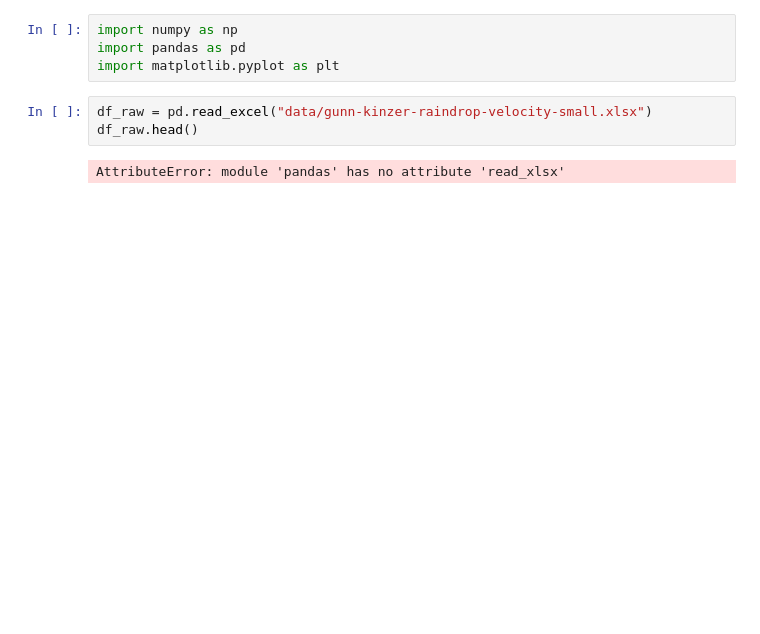
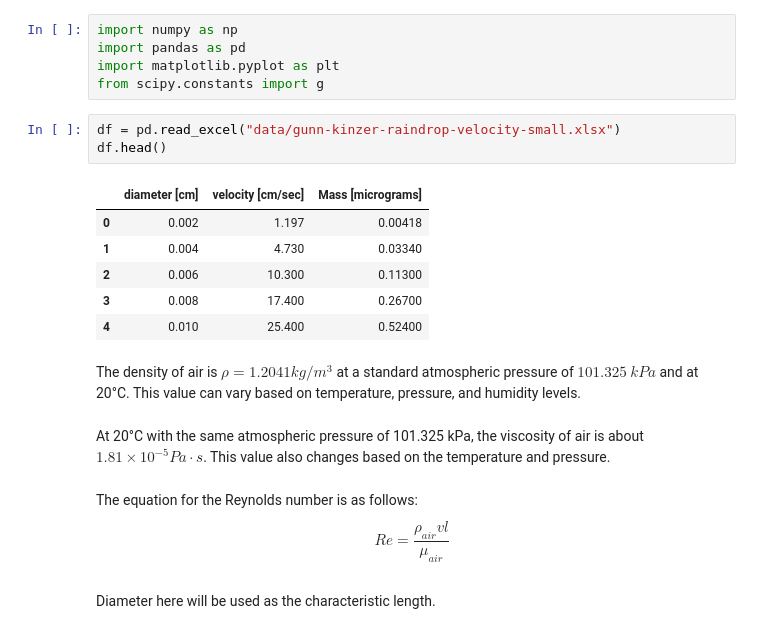
Before and after one commit to ririye01/math4334-MathModelingNotebooks, a Jupyter notebook: projects/p3/p3.ipynb, the cells around one changed output. Drawn from its saved outputs; the diff is of its cells as text; blank space fills up the shorter version.

```diff
--- a/projects/p3/p3.ipynb
+++ b/projects/p3/p3.ipynb
@@ -2,8 +2,25 @@
 import numpy as np
 import pandas as pd
 import matplotlib.pyplot as plt
+from scipy.constants import g
 # %%
-df_raw = pd.read_excel("data/gunn-kinzer-raindrop-velocity-small.xlsx")
-df_raw.head()
+df = pd.read_excel("data/gunn-kinzer-raindrop-velocity-small.xlsx")
+df.head()
 # %% [output]
-AttributeError: module 'pandas' has no attribute 'read_xlsx'
+|  | diameter [cm] | velocity [cm/sec] | Mass [micrograms] |
+| 0 | 0.002 | 1.197 | 0.00418 |
+| 1 | 0.004 | 4.730 | 0.03340 |
+| 2 | 0.006 | 10.300 | 0.11300 |
+| 3 | 0.008 | 17.400 | 0.26700 |
+| 4 | 0.010 | 25.400 | 0.52400 |
+# %% [markdown]
+The density of air is $\rho = 1.2041 kg/m^3$ at a standard atmospheric pressure of $101.325$ $kPa$ and at 20°C. This value can vary based on temperature, pressure, and humidity levels.
+# %% [markdown]
+At 20°C with the same atmospheric pressure of 101.325 kPa, the viscosity of air is about $1.81 \times 10^{-5} Pa \cdot s$. This value also changes based on the temperature and pressure.
+# %% [markdown]
+The equation for the Reynolds number is as follows:
+$$
+Re = \frac{\rho_{air} v l}{\mu_{air}}
+$$
+# %% [markdown]
+Diameter here will be used as the characteristic length.
```
Also changed, not shown: parts of 11 cells of this notebook, 2 other files.
